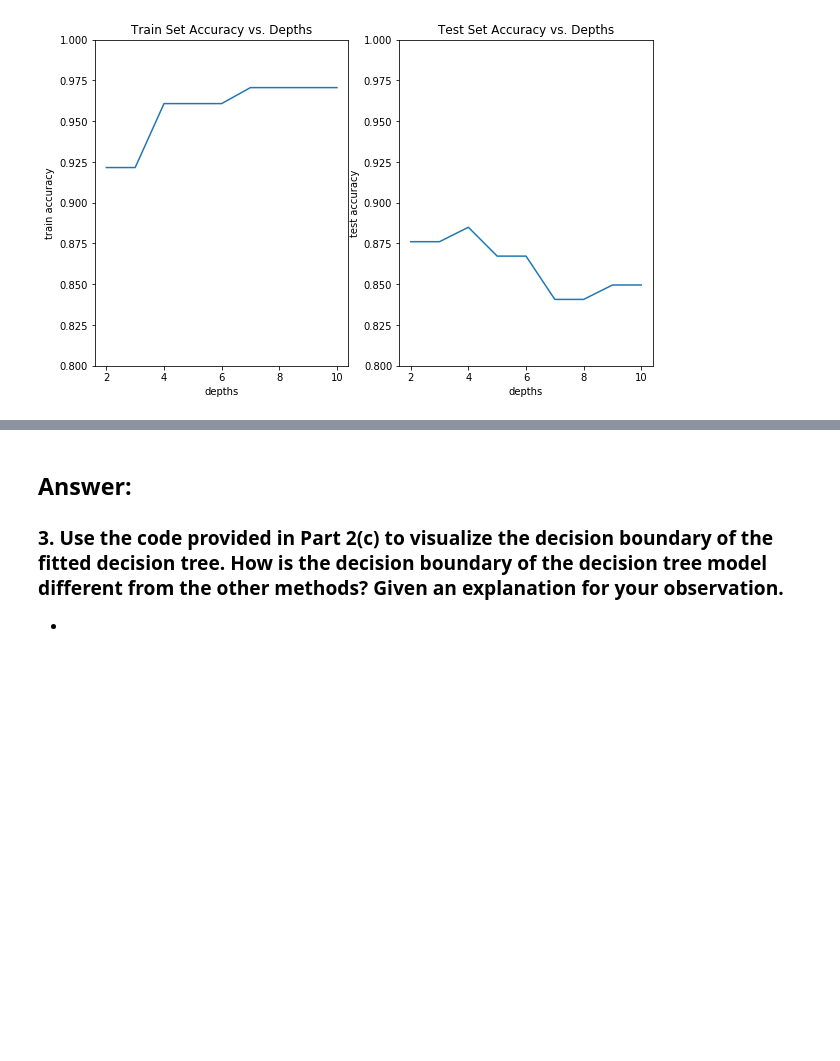
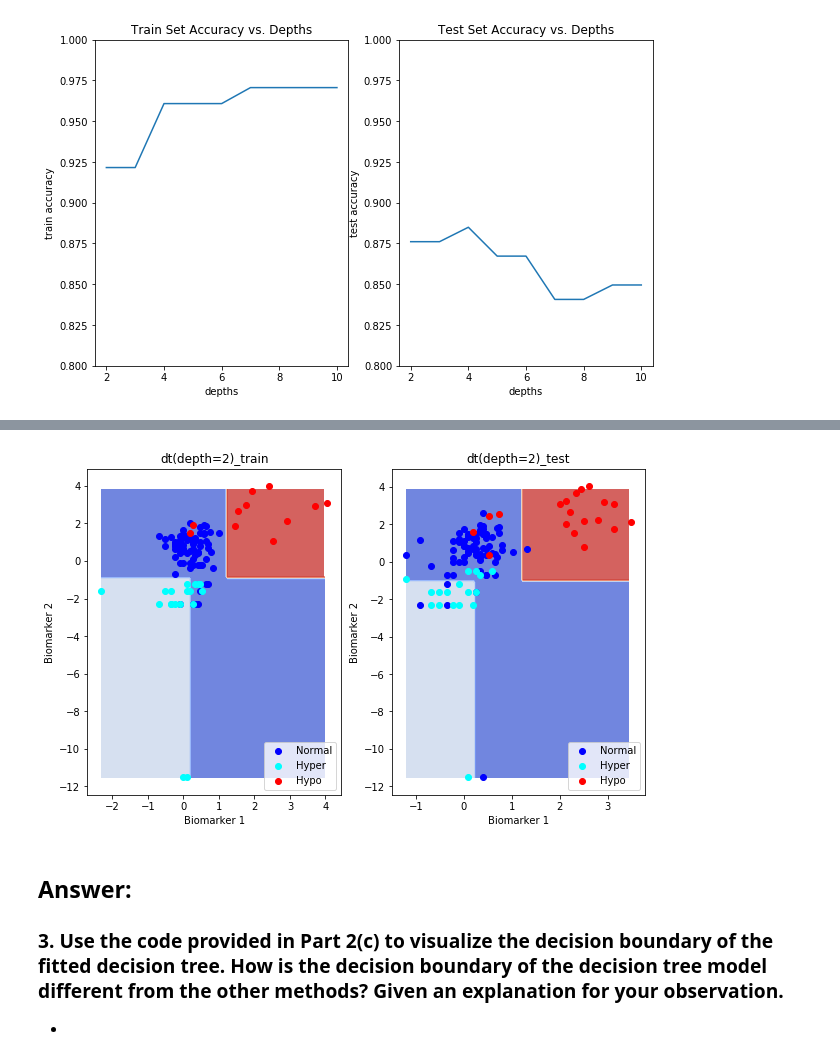
Before and after one commit to syj19950301/Data_Science_1, a Jupyter notebook: cs109a_hw7_submission.ipynb, the cells around one changed output, grey strips where cells are left out. Drawn from its saved outputs; the diff is of its cells as text; code cells hidden in the pictures; blank space fills up the shorter version.

Commit message:
show decision tree

```diff
--- a/cs109a_hw7_submission.ipynb
+++ b/cs109a_hw7_submission.ipynb
@@ -536,0 +565,5 @@ plt.show()
+# %%
+dt2 = DecisionTreeClassifier(max_depth = 2, criterion='gini')
+dt2.fit(X_train, y_train)
+print("decision tree with depth=2 on train set has accuracy:", dt2.score(X_train, y_train))
+print("decision tree with depth=2 on test set has accuracy:", dt2.score(X_test, y_test))
@@ -537,3 +578,11 @@ plt.show()
+# %%
+dt2 = DecisionTreeClassifier(max_depth = 2, criterion='gini')
+dt2.fit(X_train, y_train)
+fig, (ax1, ax2) = plt.subplots(1, 2, figsize=(10,6))
+plot_decision_boundary(X_train.as_matrix(), y_train.as_matrix(), dt2, "dt(depth=2)_train", ax1)
+plot_decision_boundary(X_test.as_matrix(), y_test.as_matrix(), dt2, "dt(depth=2)_test", ax2)
+# %% [output]
+[figure, added]
 # %% [markdown]
 ## Answer:
 ### 3. Use the code provided in Part 2(c) to visualize the decision boundary of the fitted decision tree. How is the decision boundary of the decision tree model different from the other methods? Given an explanation for your observation.
```
Also changed, not shown: parts of 9 cells of this notebook.
